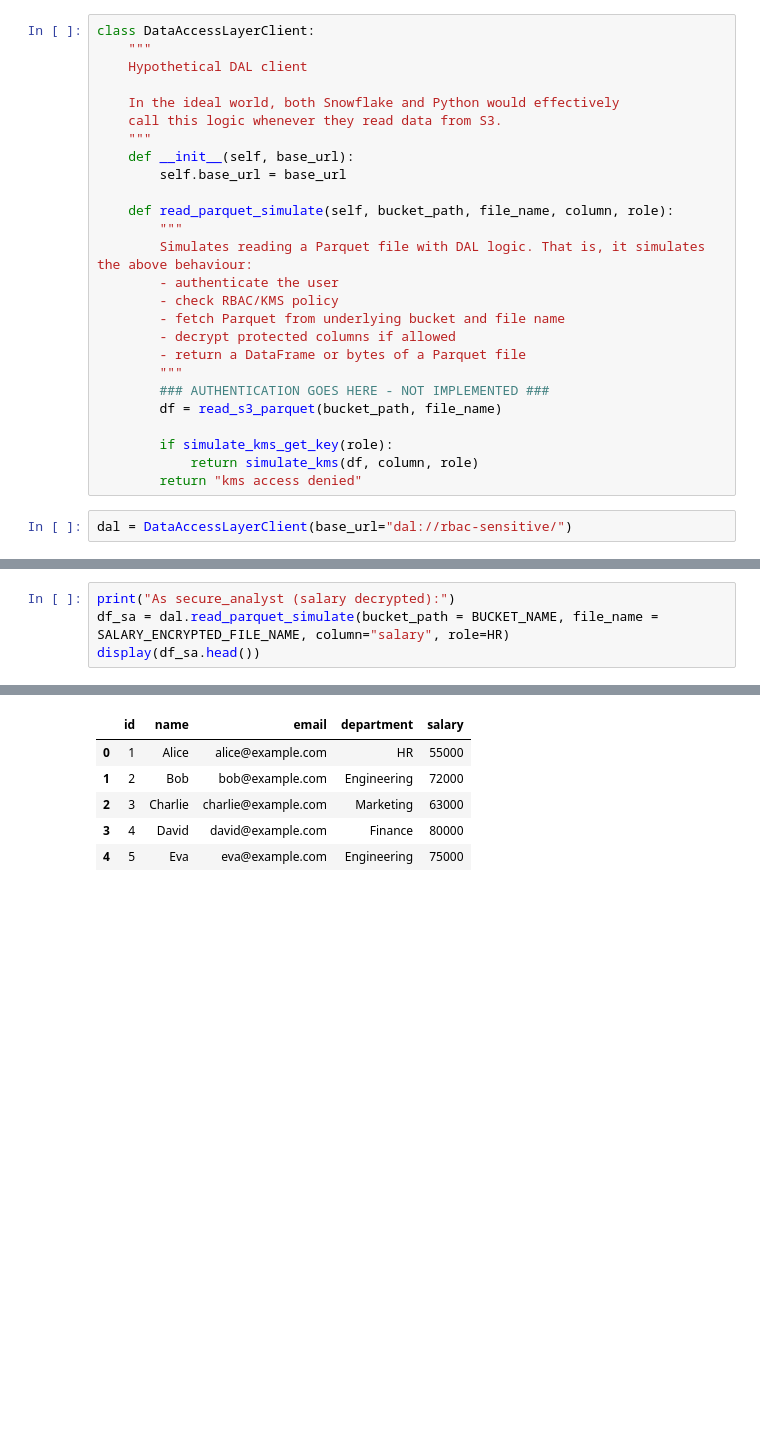
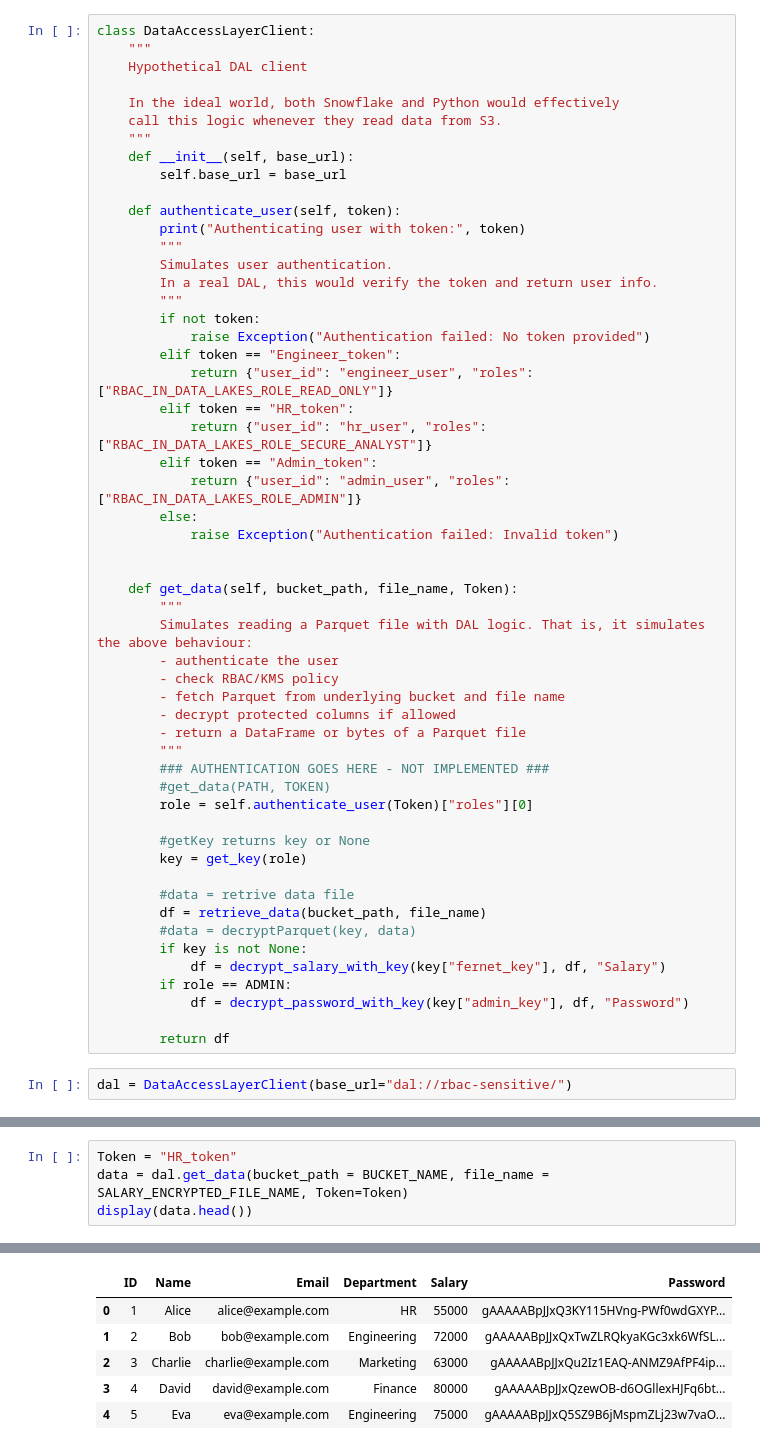
Before and after one commit to Karlivar21/RBAC_IN_DATA_LAKES, a Jupyter notebook: experiments.ipynb, the cells around one changed output, grey strips where cells are left out. Saved outputs shown, nothing was run; the diff lists cells and outputs as text; blank space fills up the shorter version.

```diff
--- a/experiments.ipynb
+++ b/experiments.ipynb
@@ -327,7 +374,25 @@ class DataAccessLayerClient:
     def __init__(self, base_url):
         self.base_url = base_url
 
-    def read_parquet_simulate(self, bucket_path, file_name, column, role):
+    def authenticate_user(self, token):
+        print("Authenticating user with token:", token)
+        """
+        Simulates user authentication.
+        In a real DAL, this would verify the token and return user info.
+        """
+        if not token:
+            raise Exception("Authentication failed: No token provided")
+        elif token == "Engineer_token":
+            return {"user_id": "engineer_user", "roles": ["RBAC_IN_DATA_LAKES_ROLE_READ_ONLY"]}
+        elif token == "HR_token":
+            return {"user_id": "hr_user", "roles": ["RBAC_IN_DATA_LAKES_ROLE_SECURE_ANALYST"]}
+        elif token == "Admin_token":
+            return {"user_id": "admin_user", "roles": ["RBAC_IN_DATA_LAKES_ROLE_ADMIN"]}
+        else:
+            raise Exception("Authentication failed: Invalid token")
+
+
+    def get_data(self, bucket_path, file_name, Token):
         """
         Simulates reading a Parquet file with DAL logic. That is, it simulates the above behaviour:
         - authenticate the user
@@ -337,11 +402,21 @@ class DataAccessLayerClient:
         - return a DataFrame or bytes of a Parquet file
         """
         ### AUTHENTICATION GOES HERE - NOT IMPLEMENTED ###
-        df = read_s3_parquet(bucket_path, file_name)
+        #get_data(PATH, TOKEN)
+        role = self.authenticate_user(Token)["roles"][0]
 
-        if simulate_kms_get_key(role):
-            return simulate_kms(df, column, role)
-        return "kms access denied"
+        #getKey returns key or None
+        key = get_key(role)
+
+        #data = retrive data file
+        df = retrieve_data(bucket_path, file_name)
+        #data = decryptParquet(key, data)
+        if key is not None:
+            df = decrypt_salary_with_key(key["fernet_key"], df, "Salary")
+        if role == ADMIN:
+            df = decrypt_password_with_key(key["admin_key"], df, "Password")
+
+        return df
 # %%
 dal = DataAccessLayerClient(base_url="dal://rbac-sensitive/")
 # %%
@@ -370,5 +447,5 @@ kms access denied
 # %%
-print("As secure_analyst (salary decrypted):")
-df_sa = dal.read_parquet_simulate(bucket_path = BUCKET_NAME, file_name = SALARY_ENCRYPTED_FILE_NAME, column="salary", role=HR)
-display(df_sa.head())
+Token = "HR_token"
+data = dal.get_data(bucket_path = BUCKET_NAME, file_name = SALARY_ENCRYPTED_FILE_NAME, Token=Token)
+display(data.head())
 # %% [output]
@@ -376,8 +453,8 @@ As secure_analyst (salary decrypted):
 
  successfully loaded 'sample_sensitive_data_encrypted.parquet' into DataFrame.
-|  | id | name | email | department | salary |
-| 0 | 1 | Alice | alice@example.com | HR | 55000 |
-| 1 | 2 | Bob | bob@example.com | Engineering | 72000 |
-| 2 | 3 | Charlie | charlie@example.com | Marketing | 63000 |
-| 3 | 4 | David | david@example.com | Finance | 80000 |
-| 4 | 5 | Eva | eva@example.com | Engineering | 75000 |
+|  | ID | Name | Email | Department | Salary | Password |
+| 0 | 1 | Alice | alice@example.com | HR | 55000 | gAAAAABpJJxQ3KY115HVng-PWf0wdGXYP... |
+| 1 | 2 | Bob | bob@example.com | Engineering | 72000 | gAAAAABpJJxQxTwZLRQkyaKGc3xk6WfSL... |
+| 2 | 3 | Charlie | charlie@example.com | Marketing | 63000 | gAAAAABpJJxQu2Iz1EAQ-ANMZ9AfPF4ip... |
+| 3 | 4 | David | david@example.com | Finance | 80000 | gAAAAABpJJxQzewOB-d6OGllexHJFq6bt... |
+| 4 | 5 | Eva | eva@example.com | Engineering | 75000 | gAAAAABpJJxQ5SZ9B6jMspmZLj23w7vaO... |
```
Also changed, not shown: parts of 16 cells of this notebook.
